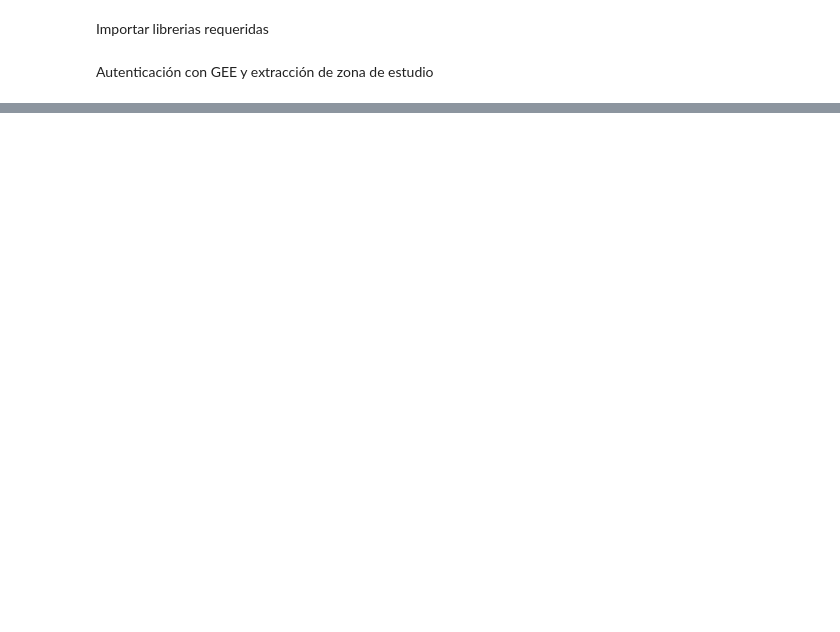
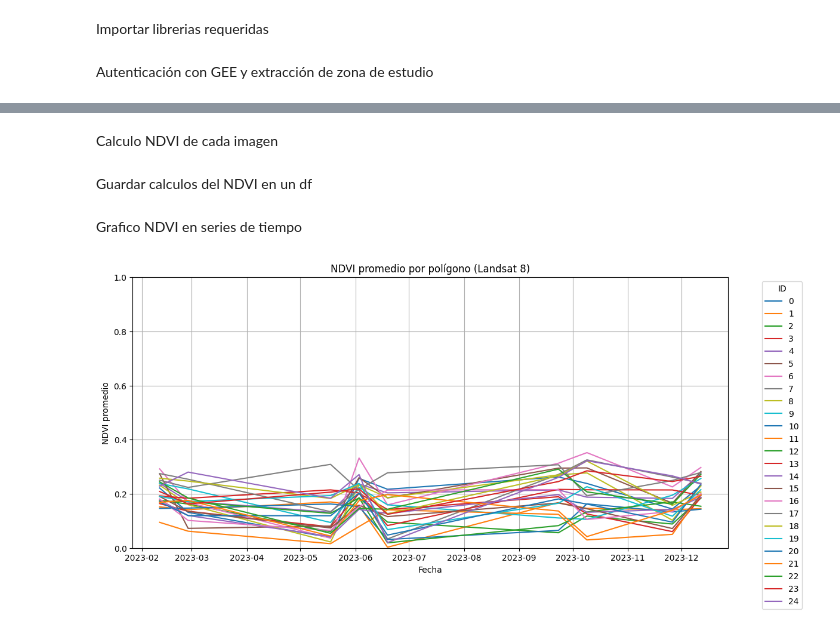
Before and after one commit to RicardoMartinezS/GEE-Remote-Sensing, a Jupyter notebook: Notebooks/2_NDVI_Landsat_calculation.ipynb, the cells around one changed output, grey strips where cells are left out. Drawn from its saved outputs; the diff is of its cells as text; code cells hidden in the pictures; blank space fills up the shorter version.

Commit message:
Lansat-8 NDVI time series update

```diff
--- a/Notebooks/2_NDVI_Landsat_calculation.ipynb
+++ b/Notebooks/2_NDVI_Landsat_calculation.ipynb
@@ -13,7 +13,7 @@ Autenticación con GEE y extracción de zona de estudio
 ee.Authenticate()
 ee.Initialize(project='ee-rimartinezs')
 # %%
-with open(os.path.join(os.getcwd(), '..', 'data', 'Voronoi_Poligons_Usme.geojson')) as geojson:
+with open(os.path.join(os.getcwd(), '..', 'data', 'Localidad_Usme.geojson')) as geojson:
     data = json.load(geojson)
 
 zona_estudio = ee.FeatureCollection(data)
@@ -112,0 +117,51 @@ Map(center=[4.390019031052541, -74.14281202673838], controls=(WidgetControl(opti
+# %% [markdown]
+Calculo NDVI de cada imagen
+# %%
+imagenes = aoi_L8col.toList(aoi_L8col.size())
+n_imagenes = aoi_L8col.size().getInfo()
+
+resultados = []
+
+for i in range(n_imagenes):
+    img = ee.Image(imagenes.get(i))
+    img_id = img.id().getInfo()
+    fecha = ee.Date(img.get('system:time_start')).format('YYYY-MM-dd').getInfo()
+
+    ndvi = img.normalizedDifference(['SR_B5', 'SR_B4']).rename('NDVI')
+
+    stats = ndvi.reduceRegions(
+        collection=Poligons,
+        reducer=ee.Reducer.mean(),
+        scale=30
+    ).getInfo()
+
+    for feature in stats['features']:
+        props = feature['properties']
+        props['imagen_id'] = img_id
+        props['date'] = fecha
+        resultados.append(props)
+# %% [markdown]
+Guardar calculos del NDVI en un df
+# %%
+df = pd.DataFrame(resultados)
+df = df.rename(columns={'mean': 'NDVI_mean'})
+df['date'] = pd.to_datetime(df['date'])
+# %% [markdown]
+Grafico NDVI en series de tiempo
+# %%
+plt.figure(figsize=(12, 6))
+
+# Agrupación por el ID de cada polígono
+for key, grp in df.groupby('rand_point_id'):
+    plt.plot(grp['date'], grp['NDVI_mean'], label=str(key))
+
+plt.title('NDVI promedio por polígono (Landsat 8)')
+plt.xlabel('Fecha')
+plt.ylabel('NDVI promedio')
+plt.ylim(0, 1)
+plt.legend(title='ID', bbox_to_anchor=(1.05, 1), loc='upper left')
+plt.grid(True)
+plt.tight_layout()
+plt.show()
+# %% [output]
+[figure, added]
```
Also changed, not shown: parts of 12 cells of this notebook, 2 other files.
